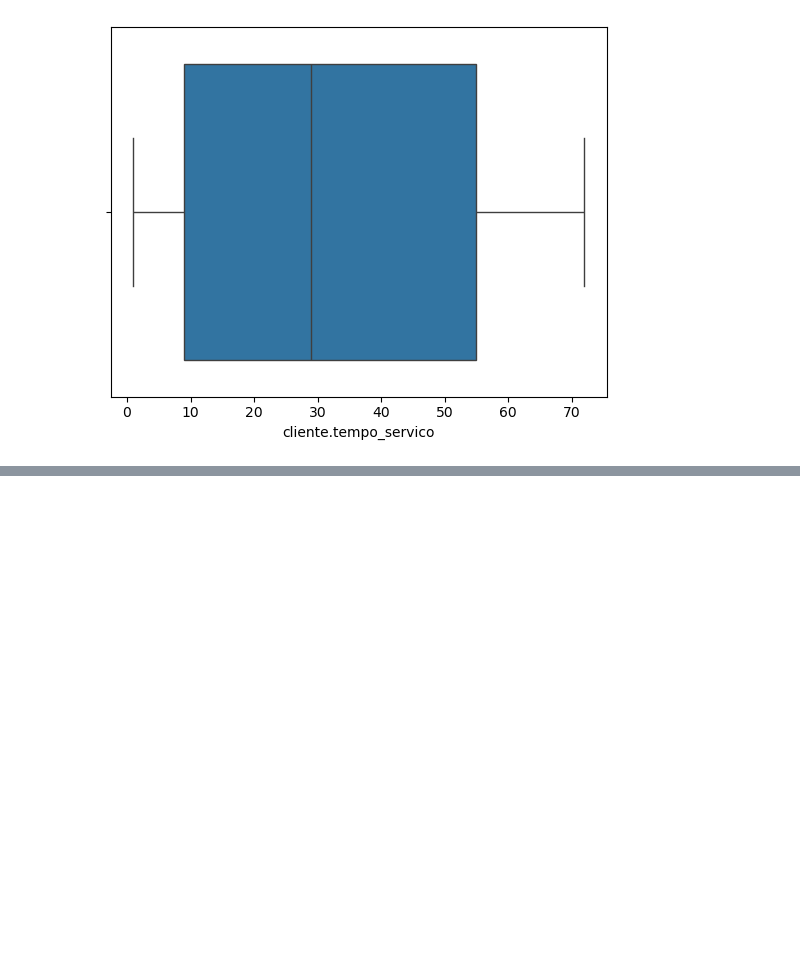
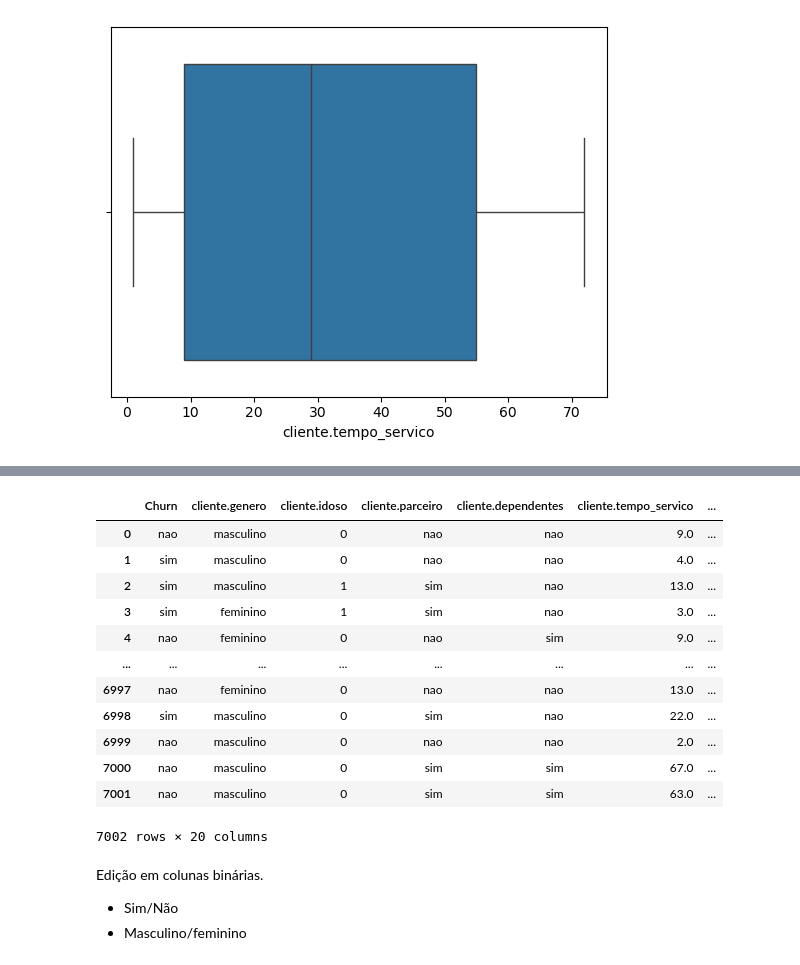
Before and after one commit to victorccampos/DataScienceWithPython, a Jupyter notebook: Pandas/pandas05.ipynb, the cells around one changed output, grey strips where cells are left out. Saved outputs shown, nothing was run; the diff lists cells and outputs as text; code cells hidden in the pictures; blank space fills up the shorter version.

```diff
--- a/Pandas/pandas05.ipynb
+++ b/Pandas/pandas05.ipynb
@@ -853,0 +890,20 @@ sns.boxplot(x=df_sem_out['cliente.tempo_servico'])
+# %%
+df_sem_id
+# %% [output]
+|  | Churn | cliente.genero | cliente.idoso | cliente.parceiro | cliente.dependentes | cliente.tempo_servico | ... |
+| 0 | nao | masculino | 0 | nao | nao | 9.0 | ... |
+| 1 | sim | masculino | 0 | nao | nao | 4.0 | ... |
+| 2 | sim | masculino | 1 | sim | nao | 13.0 | ... |
+| 3 | sim | feminino | 1 | sim | nao | 3.0 | ... |
+| 4 | nao | feminino | 0 | nao | sim | 9.0 | ... |
+| ... | ... | ... | ... | ... | ... | ... | ... |
+| 6997 | nao | feminino | 0 | nao | nao | 13.0 | ... |
+| 6998 | sim | masculino | 0 | sim | nao | 22.0 | ... |
+| 6999 | nao | masculino | 0 | nao | nao | 2.0 | ... |
+| 7000 | nao | masculino | 0 | sim | sim | 67.0 | ... |
+| 7001 | nao | masculino | 0 | sim | sim | 63.0 | ... |
+7002 rows × 20 columns
+# %% [markdown]
+Edição em colunas binárias.
+- Sim/Não
+- Masculino/feminino
```
Also changed, not shown: parts of 12 cells of this notebook, 1 other file.
